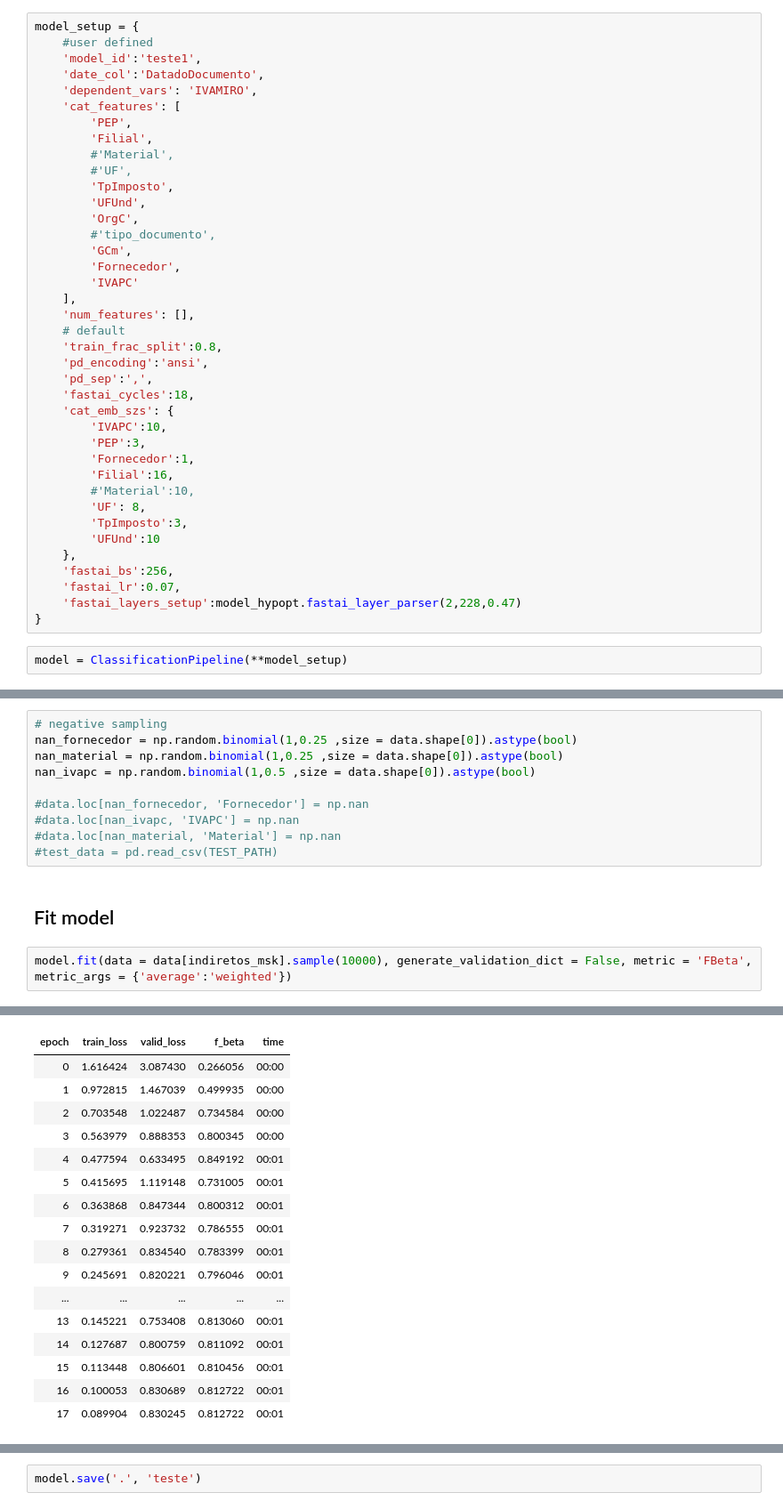
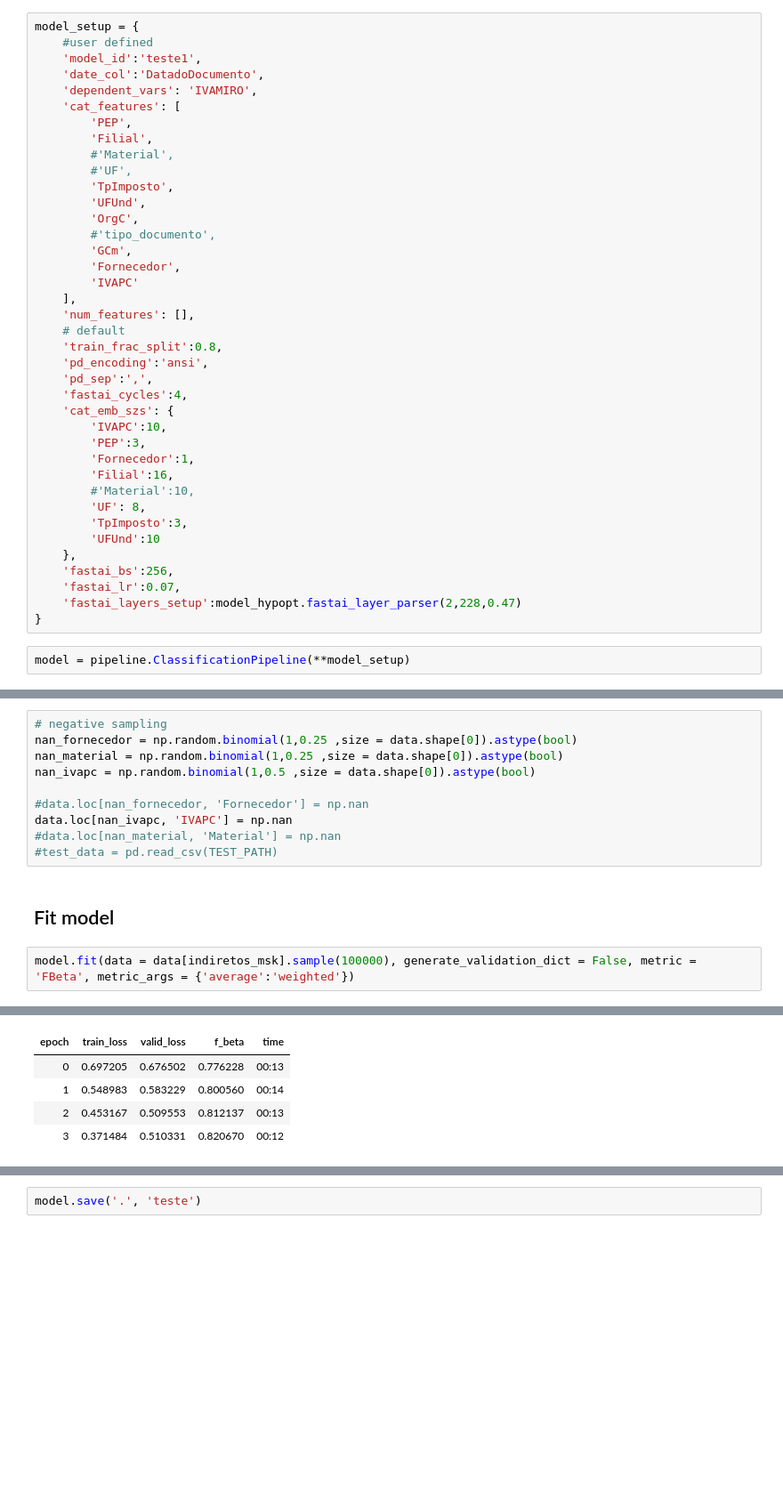
Before and after one commit to AlanGanem/fastai-flow, a Jupyter notebook: test.ipynb, the cells around one changed output, grey strips where cells are left out. Shown at 89% size. Saved outputs shown, nothing was run; the diff lists cells and outputs as text; blank space fills up the shorter version.

```diff
--- a/test.ipynb
+++ b/test.ipynb
@@ -241,7 +245,7 @@ model_setup = {
     'train_frac_split':0.8,
     'pd_encoding':'ansi',
     'pd_sep':',',
-    'fastai_cycles':18,
+    'fastai_cycles':4,
     'cat_emb_szs': {
         'IVAPC':10,
         'PEP':3,
@@ -257,7 +261,7 @@ model_setup = {
     'fastai_layers_setup':model_hypopt.fastai_layer_parser(2,228,0.47)
 }
 # %%
-model = ClassificationPipeline(**model_setup)
+model = pipeline.ClassificationPipeline(**model_setup)
 # %% [markdown]
 ## Data prep
 # %%
@@ -275,11 +279,11 @@ nan_material = np.random.binomial(1,0.25 ,size = data.shape[0]).astype(bool)
 nan_ivapc = np.random.binomial(1,0.5 ,size = data.shape[0]).astype(bool)
 
 #data.loc[nan_fornecedor, 'Fornecedor'] = np.nan
-#data.loc[nan_ivapc, 'IVAPC'] = np.nan
+data.loc[nan_ivapc, 'IVAPC'] = np.nan
 #data.loc[nan_material, 'Material'] = np.nan
 #test_data = pd.read_csv(TEST_PATH)
 # %% [markdown]
 ## Fit model
 # %%
-model.fit(data = data[indiretos_msk].sample(10000), generate_validation_dict = False, metric = 'FBeta', metric_args = {'average':'weighted'})
+model.fit(data = data[indiretos_msk].sample(100000), generate_validation_dict = False, metric = 'FBeta', metric_args = {'average':'weighted'})
 # %% [output]
@@ -301,20 +305,8 @@ Dropped classes: ['IVAMIRO']
 | epoch | train_loss | valid_loss | f_beta | time |
-| 0 | 1.616424 | 3.087430 | 0.266056 | 00:00 |
-| 1 | 0.972815 | 1.467039 | 0.499935 | 00:00 |
-| 2 | 0.703548 | 1.022487 | 0.734584 | 00:00 |
-| 3 | 0.563979 | 0.888353 | 0.800345 | 00:00 |
-| 4 | 0.477594 | 0.633495 | 0.849192 | 00:01 |
-| 5 | 0.415695 | 1.119148 | 0.731005 | 00:01 |
-| 6 | 0.363868 | 0.847344 | 0.800312 | 00:01 |
-| 7 | 0.319271 | 0.923732 | 0.786555 | 00:01 |
-| 8 | 0.279361 | 0.834540 | 0.783399 | 00:01 |
-| 9 | 0.245691 | 0.820221 | 0.796046 | 00:01 |
-| ... | ... | ... | ... | ... |
-| 13 | 0.145221 | 0.753408 | 0.813060 | 00:01 |
-| 14 | 0.127687 | 0.800759 | 0.811092 | 00:01 |
-| 15 | 0.113448 | 0.806601 | 0.810456 | 00:01 |
-| 16 | 0.100053 | 0.830689 | 0.812722 | 00:01 |
-| 17 | 0.089904 | 0.830245 | 0.812722 | 00:01 |
+| 0 | 0.697205 | 0.676502 | 0.776228 | 00:13 |
+| 1 | 0.548983 | 0.583229 | 0.800560 | 00:14 |
+| 2 | 0.453167 | 0.509553 | 0.812137 | 00:13 |
+| 3 | 0.371484 | 0.510331 | 0.820670 | 00:12 |
 <pipeline.classificationpipeline.ClassificationPipeline at 0x...>
 # %%
 model.save('.', 'teste')
```
Also changed, not shown: parts of 5 cells of this notebook, 3 other files.
